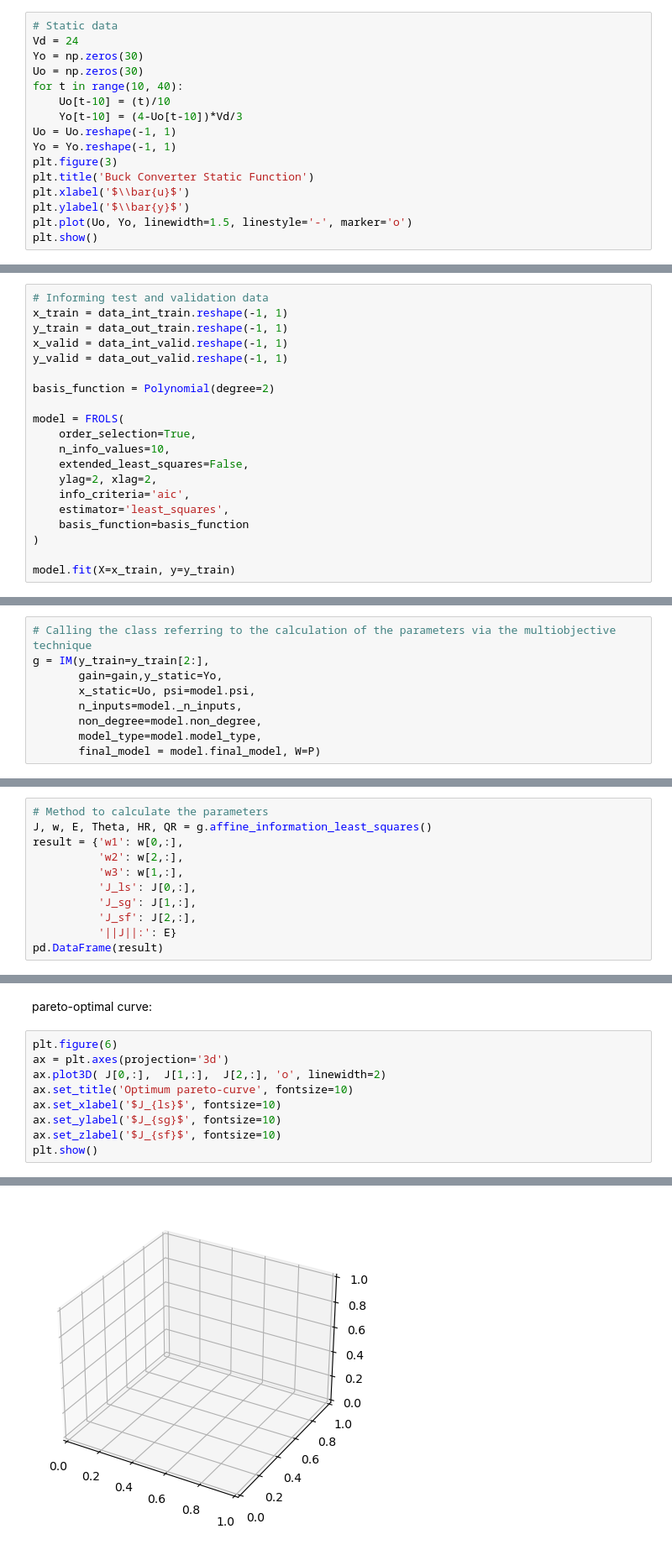
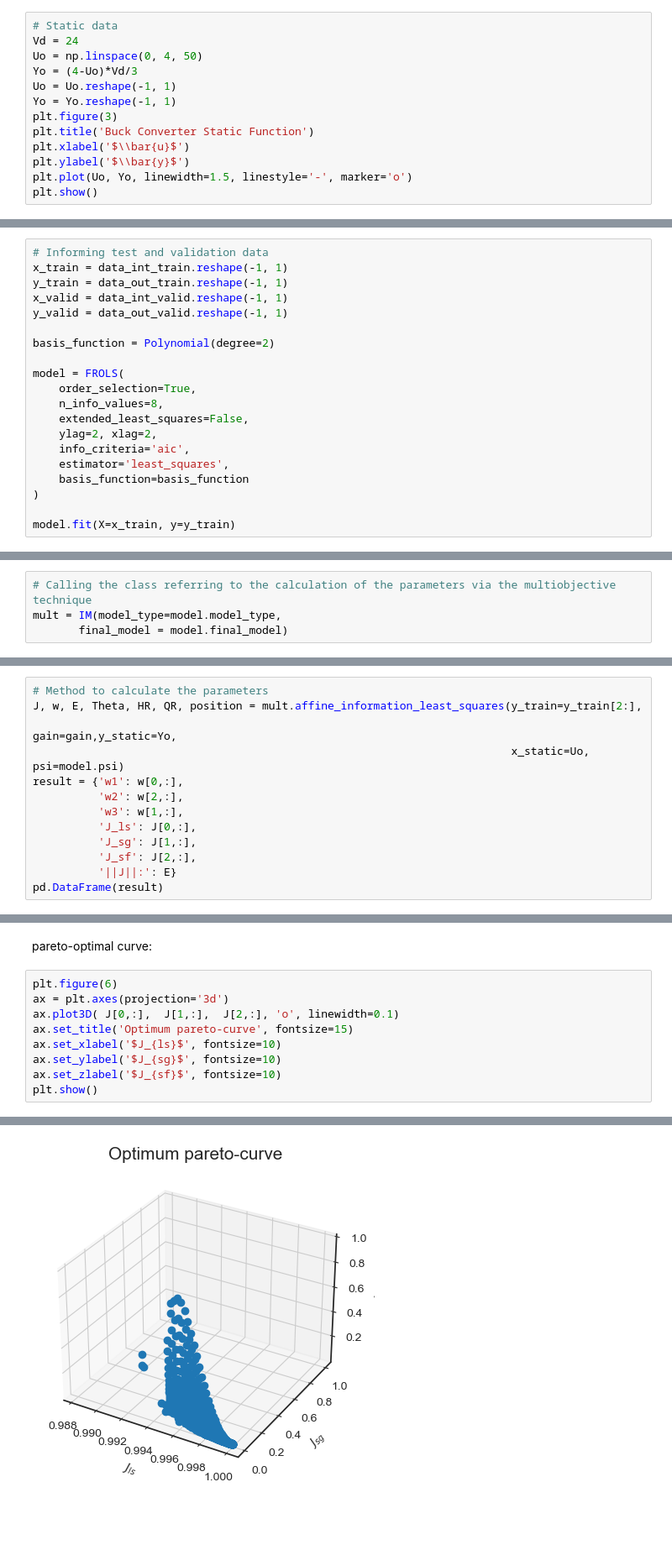
Before and after one commit to GabrielBuenoLeandro/Multiobjetive, a Jupyter notebook: examples/multiobjective_parameter_estimation.ipynb, the cells around one changed output, grey strips where cells are left out. Shown at 84% size. Cells and saved outputs as stored; diff of their text form; blank space fills up the shorter version.

Commit message:
- Changing jupyter nb names to pt-br. - Rearranging data location to datasets - Applying decimation to data in example multiobjective_parameter_estimation.ipynb - Working on figures

```diff
--- a/examples/multiobjective_parameter_estimation.ipynb
+++ b/examples/multiobjective_parameter_estimation.ipynb
@@ -76,11 +76,8 @@ $$
 # %%
 # Static data
 Vd = 24
-Yo = np.zeros(30)
-Uo = np.zeros(30)
-for t in range(10, 40):
-    Uo[t-10] = (t)/10
-    Yo[t-10] = (4-Uo[t-10])*Vd/3
+Uo = np.linspace(0, 4, 50)
+Yo = (4-Uo)*Vd/3
 Uo = Uo.reshape(-1, 1)
 Yo = Yo.reshape(-1, 1)
 plt.figure(3)
@@ -130,7 +127,7 @@ basis_function = Polynomial(degree=2)
 
 model = FROLS(
     order_selection=True,
-    n_info_values=10,
+    n_info_values=8,
     extended_least_squares=False,
     ylag=2, xlag=2,
     info_criteria='aic',
@@ -157,10 +154,5 @@ W = np.array([[0.98, 0.7, 0.5, 0.35, 0.25, 0.01, 0.15, 0.01],
 with the parameters all in hand, we can already calculate the parameters in a multiobjective way:
 # %%
 # Calling the class referring to the calculation of the parameters via the multiobjective technique
-g = IM(y_train=y_train[2:],
-       gain=gain,y_static=Yo,
-       x_static=Uo, psi=model.psi,
-       n_inputs=model._n_inputs,
-       non_degree=model.non_degree,
-       model_type=model.model_type,
-       final_model = model.final_model, W=P)
+mult = IM(model_type=model.model_type,
+       final_model = model.final_model)
@@ -170,7 +160,9 @@ AttributeError: 'FROLS' object has no attribute '_n_inputs'
 now the method will be called to calculate the matrix of the performance of the objectives (J), weights (w), the Euclidean norm (E), the thetas referring to each weight (Theta), matrix H multiplied by R and the matrix Q multiplied by R.
 # %%
 # Method to calculate the parameters
-J, w, E, Theta, HR, QR = g.affine_information_least_squares()
+J, w, E, Theta, HR, QR, position = mult.affine_information_least_squares(y_train=y_train[2:],
+                                                                         gain=gain,y_static=Yo,
+                                                                         x_static=Uo, psi=model.psi)
 result = {'w1': w[0,:],
           'w2': w[2,:],
           'w3': w[1,:],
@@ -236,8 +246,8 @@ pareto-optimal curve:
 # %%
 plt.figure(6)
 ax = plt.axes(projection='3d')
-ax.plot3D( J[0,:],  J[1,:],  J[2,:], 'o', linewidth=2)
-ax.set_title('Optimum pareto-curve', fontsize=10)
+ax.plot3D( J[0,:],  J[1,:],  J[2,:], 'o', linewidth=0.1)
+ax.set_title('Optimum pareto-curve', fontsize=15)
 ax.set_xlabel('$J_{ls}$', fontsize=10)
 ax.set_ylabel('$J_{sg}$', fontsize=10)
 ax.set_zlabel('$J_{sf}$', fontsize=10)
@@ -247 +256 @@ NameError: name 'J' is not defined
-[figure, old version]
+[figure, new version]
```
Also changed, not shown: parts of 76 cells of this notebook, 5 other files.
